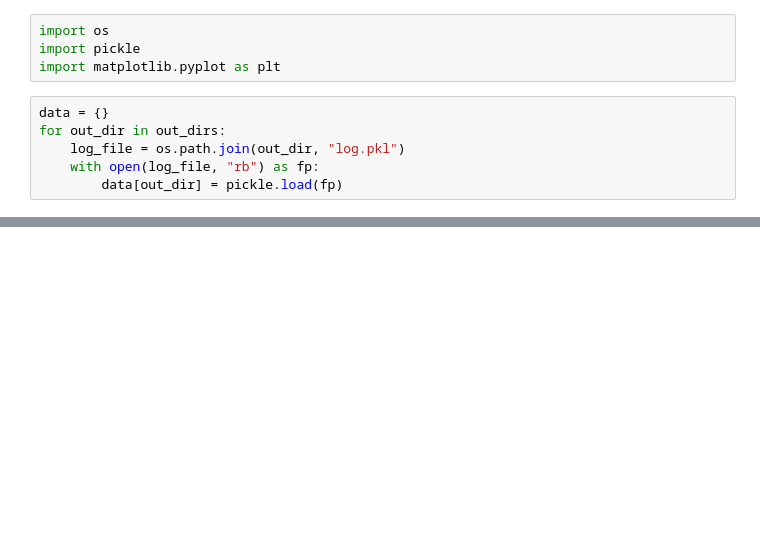
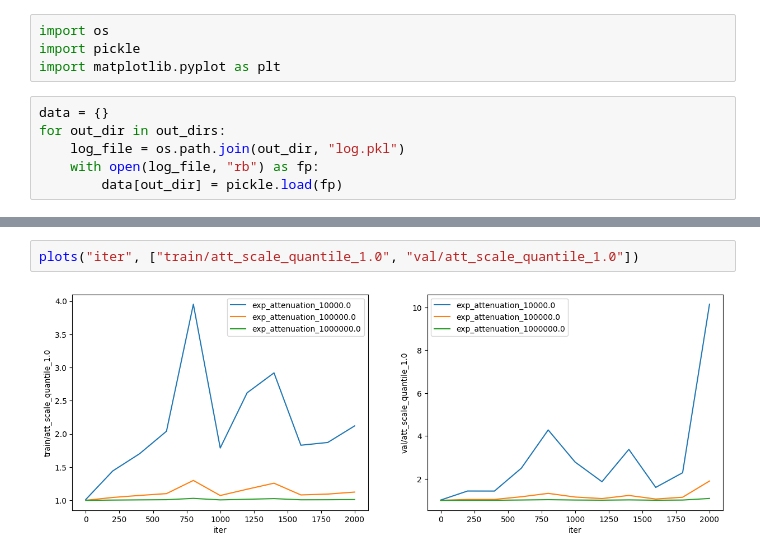
Before and after one commit to wanghy514/nanoGPT, a Jupyter notebook: compare_experiments.ipynb, the cells around one changed output, grey strips where cells are left out. Drawn from its saved outputs; the diff is of its cells as text; blank space fills up the shorter version.

Commit message:
logging att scales

```diff
--- a/compare_experiments.ipynb
+++ b/compare_experiments.ipynb
@@ -34,0 +65,4 @@ plot("iter", "train/loss")
+# %%
+plots("iter", ["train/att_scale_quantile_1.0", "val/att_scale_quantile_1.0"])
+# %% [output]
+[figure, added]
```
Also changed, not shown: parts of 10 cells of this notebook, 3 other files.
